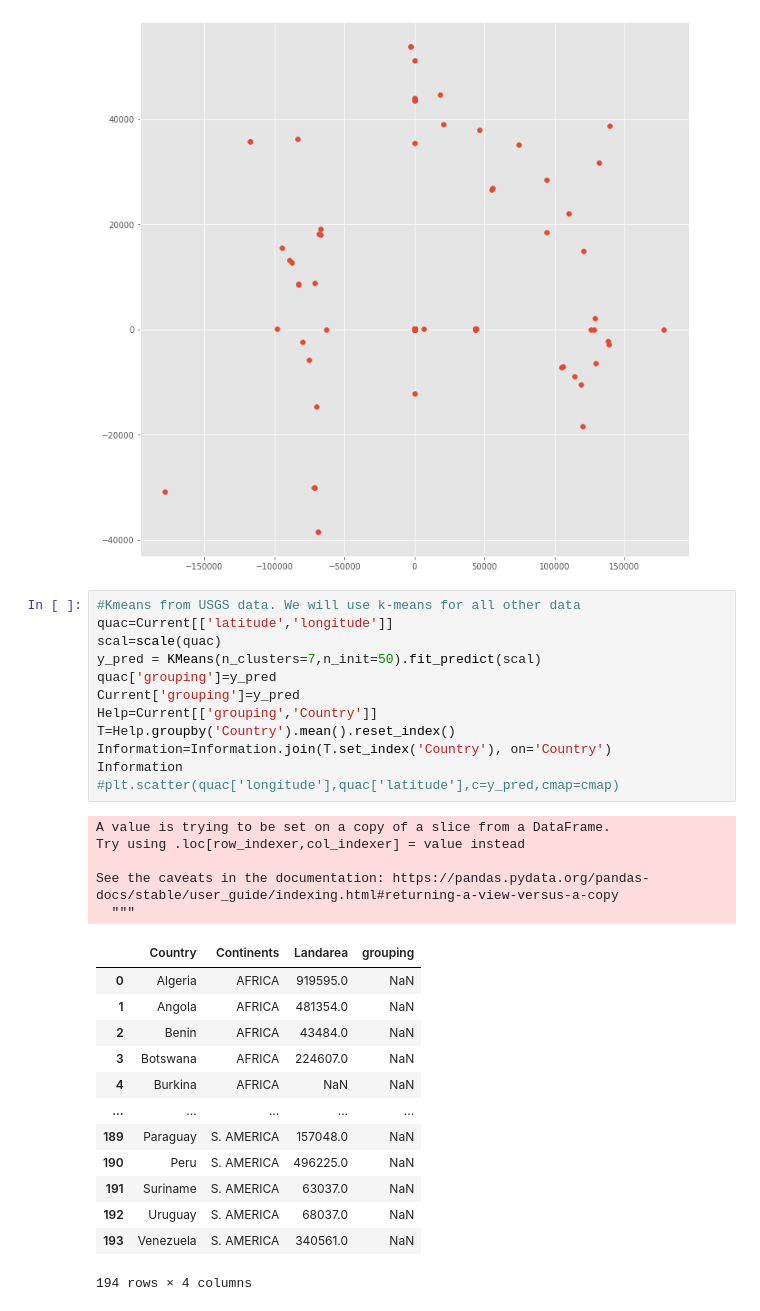
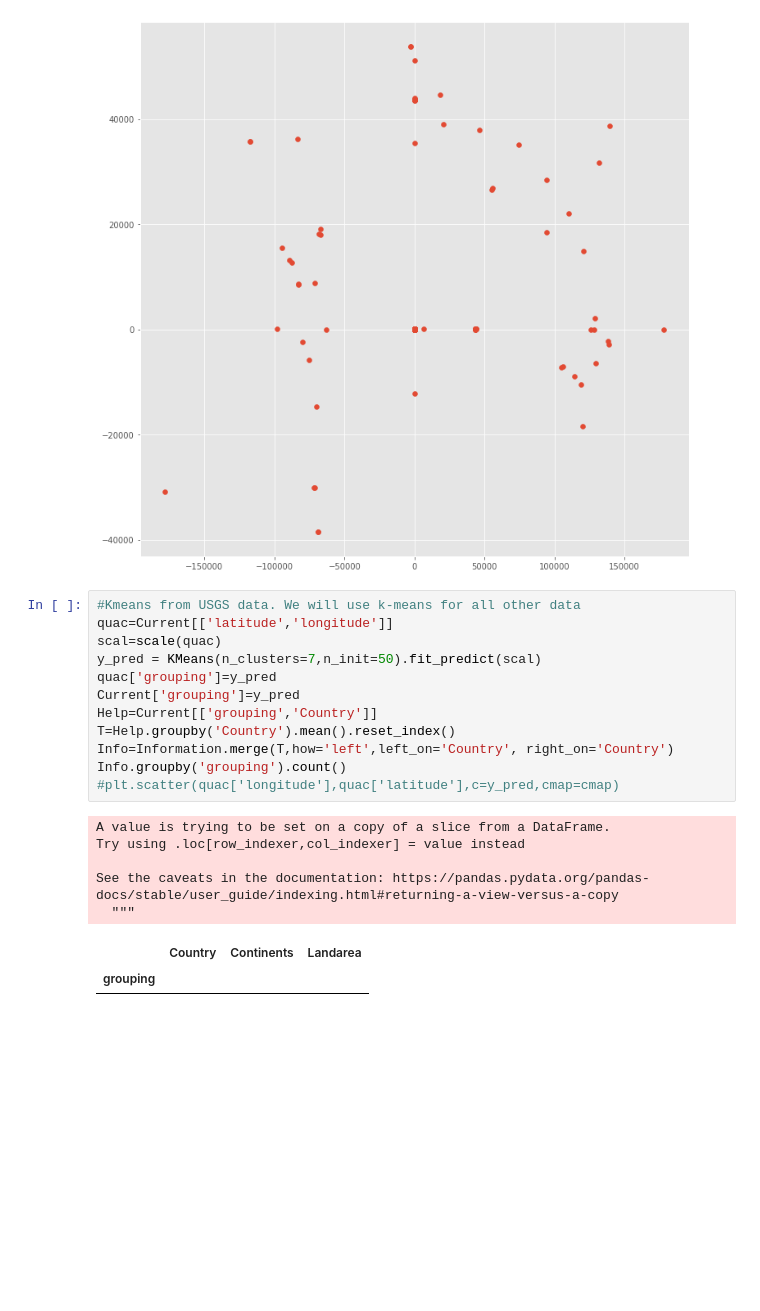
Before and after one commit to pmundot/Earthquakes, a Jupyter notebook: Final_Report_Team_Fugacity/Paul's_edit.ipynb, the cells around one changed output. Drawn from its saved outputs; the diff is of its cells as text; blank space fills up the shorter version.

```diff
--- a/Final_Report_Team_Fugacity/Paul's_edit.ipynb
+++ b/Final_Report_Team_Fugacity/Paul's_edit.ipynb
@@ -495,31 +495,20 @@ plt.scatter(Database['Long'],Database['Lat'])
 # %%
 #Kmeans from USGS data. We will use k-means for all other data
 quac=Current[['latitude','longitude']]
 scal=scale(quac)
 y_pred = KMeans(n_clusters=7,n_init=50).fit_predict(scal)
 quac['grouping']=y_pred
 Current['grouping']=y_pred
 Help=Current[['grouping','Country']]
 T=Help.groupby('Country').mean().reset_index()
-Information=Information.join(T.set_index('Country'), on='Country')
-Information
+Info=Information.merge(T,how='left',left_on='Country', right_on='Country')
+Info.groupby('grouping').count()
 #plt.scatter(quac['longitude'],quac['latitude'],c=y_pred,cmap=cmap)
 # %% [output]
 A value is trying to be set on a copy of a slice from a DataFrame.
 Try using .loc[row_indexer,col_indexer] = value instead
 
 See the caveats in the documentation: https://pandas.pydata.org/pandas-docs/stable/user_guide/indexing.html#returning-a-view-versus-a-copy
   """
-|  | Country | Continents | Landarea | grouping |
-| 0 | Algeria | AFRICA | 919595.0 | NaN |
-| 1 | Angola | AFRICA | 481354.0 | NaN |
-| 2 | Benin | AFRICA | 43484.0 | NaN |
-| 3 | Botswana | AFRICA | 224607.0 | NaN |
-| 4 | Burkina | AFRICA | NaN | NaN |
-| ... | ... | ... | ... | ... |
-| 189 | Paraguay | S. AMERICA | 157048.0 | NaN |
-| 190 | Peru | S. AMERICA | 496225.0 | NaN |
-| 191 | Suriname | S. AMERICA | 63037.0 | NaN |
-| 192 | Uruguay | S. AMERICA | 68037.0 | NaN |
-| 193 | Venezuela | S. AMERICA | 340561.0 | NaN |
+|  | Country | Continents | Landarea |
+| grouping |  |  |  |
-194 rows × 4 columns
```
Also changed, not shown: parts of 5 cells of this notebook.
